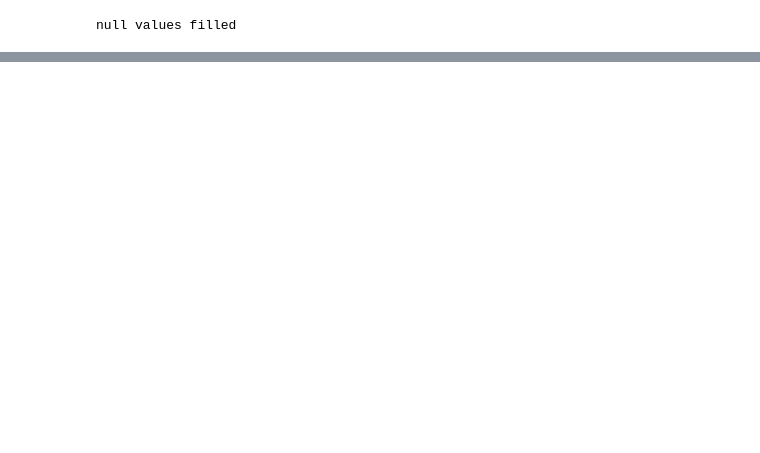
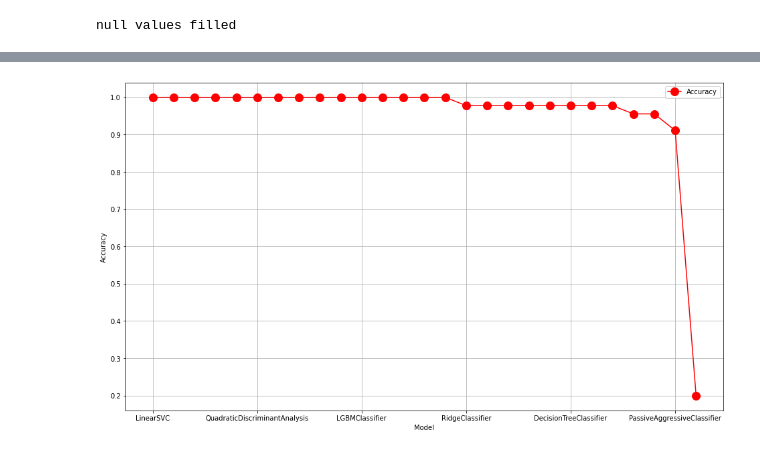
Before and after one commit to Sanjjushri/Instinctive-Data-Analysis-in-ML, a Jupyter notebook: lazypredict-orignal-datasets/classifier.ipynb, the cells around one changed output, grey strips where cells are left out. Saved outputs shown, nothing was run; the diff lists cells and outputs as text; code cells hidden in the pictures; blank space fills up the shorter version.

Commit message:
plot

```diff
--- a/lazypredict-orignal-datasets/classifier.ipynb
+++ b/lazypredict-orignal-datasets/classifier.ipynb
@@ -57,3 +60,5 @@ models_c
 | DummyClassifier | 0.20 | 0.19 | None | 0.20 | 0.01 |
 # %%
 models_c.to_csv("test.csv")
+# %%
+df=pd.read_csv("test.csv")
@@ -59,0 +74,9 @@ models_c.to_csv("test.csv")
+# %%
+plt.rcParams["figure.figsize"] =[16,9]
+df.plot(x="Model",y="Accuracy",color="Red",kind="line",marker='o',markersize=12)
+plt.xlabel("Model")
+plt.ylabel('Accuracy')
+plt.grid()
+plt.show()
+# %% [output]
+[figure, added]
```
Also changed, not shown: parts of 3 cells of this notebook, 2 other files.
